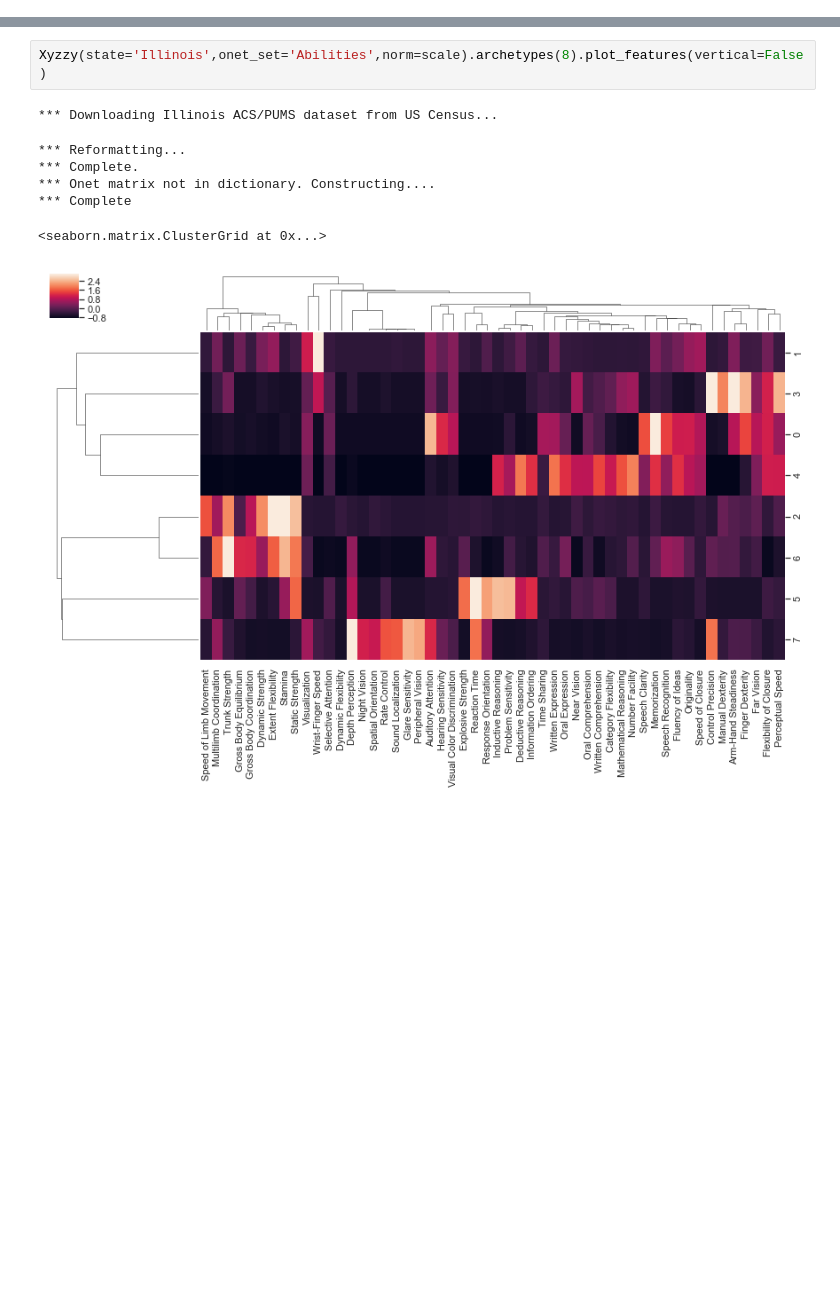
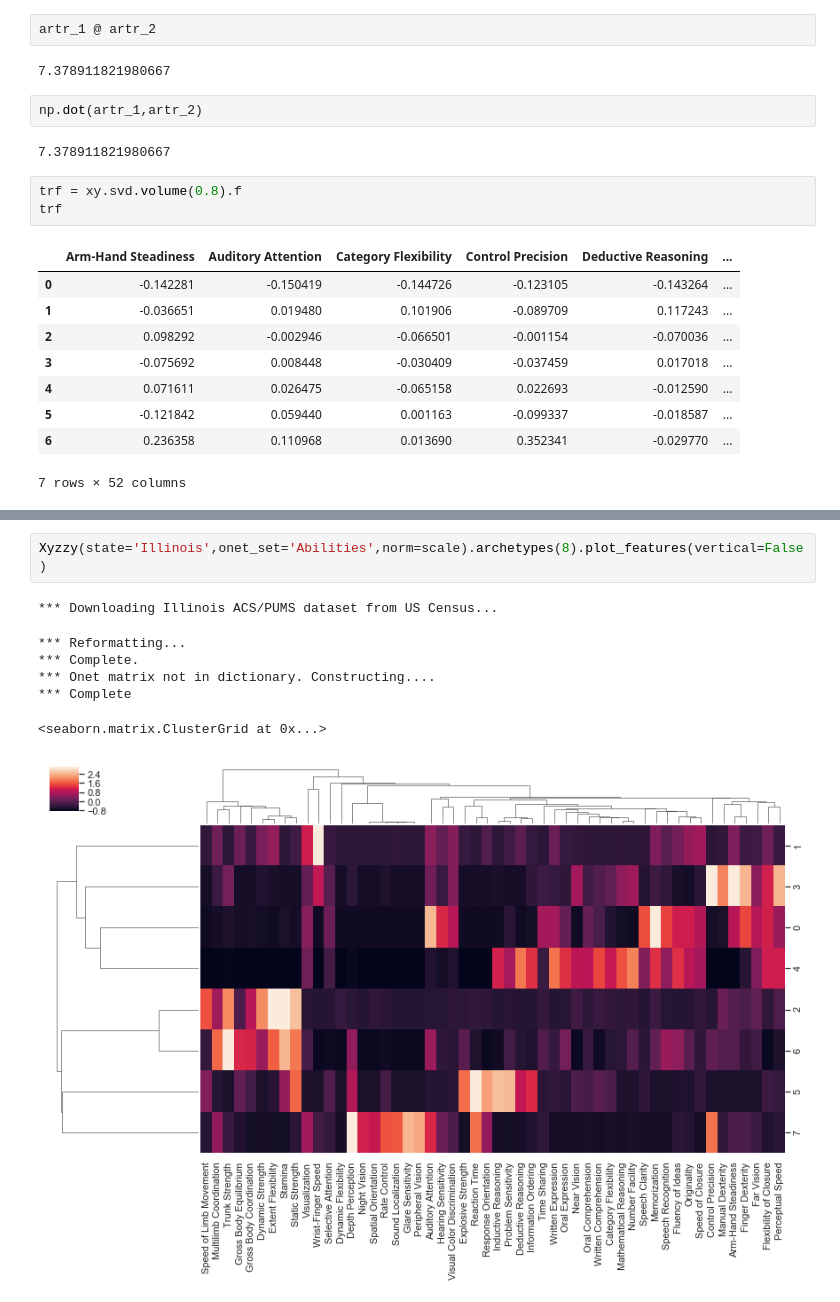
Before and after one commit to dnordfors/archetypes, a Jupyter notebook: workspace/Untitled13.ipynb, the cells around one changed output, grey strips where cells are left out. Drawn from its saved outputs; the diff is of its cells as text; blank space fills up the shorter version.

```diff
--- a/workspace/Untitled13.ipynb
+++ b/workspace/Untitled13.ipynb
@@ -792,0 +820,21 @@ Example demographic: People in Maine working more than 15 hours per week
+# %%
+artr_1 @ artr_2
+# %% [output]
+7.378911821980667
+# %%
+np.dot(artr_1,artr_2)
+# %% [output]
+7.378911821980667
+# %%
+trf = xy.svd.volume(0.8).f
+trf
+# %% [output]
+|  | Arm-Hand Steadiness | Auditory Attention | Category Flexibility | Control Precision | Deductive Reasoning | ... |
+| 0 | -0.142281 | -0.150419 | -0.144726 | -0.123105 | -0.143264 | ... |
+| 1 | -0.036651 | 0.019480 | 0.101906 | -0.089709 | 0.117243 | ... |
+| 2 | 0.098292 | -0.002946 | -0.066501 | -0.001154 | -0.070036 | ... |
+| 3 | -0.075692 | 0.008448 | -0.030409 | -0.037459 | 0.017018 | ... |
+| 4 | 0.071611 | 0.026475 | -0.065158 | 0.022693 | -0.012590 | ... |
+| 5 | -0.121842 | 0.059440 | 0.001163 | -0.099337 | -0.018587 | ... |
+| 6 | 0.236358 | 0.110968 | 0.013690 | 0.352341 | -0.029770 | ... |
+7 rows × 52 columns
```
Also changed, not shown: parts of 9 cells of this notebook.
